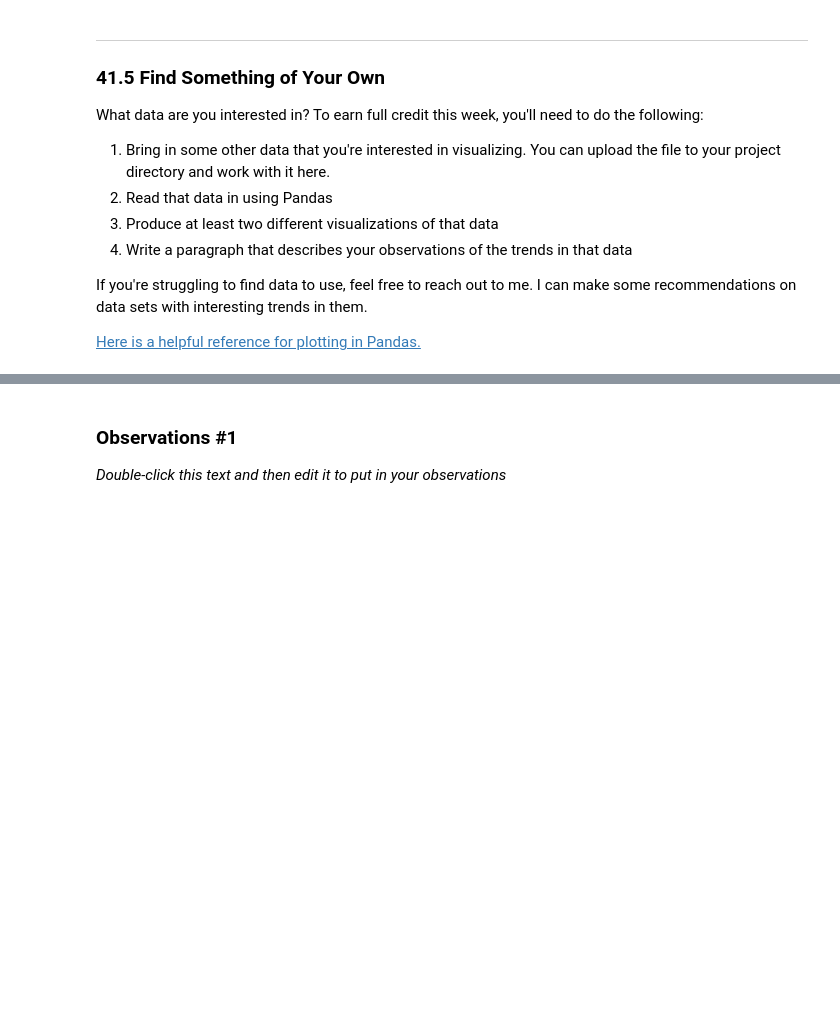
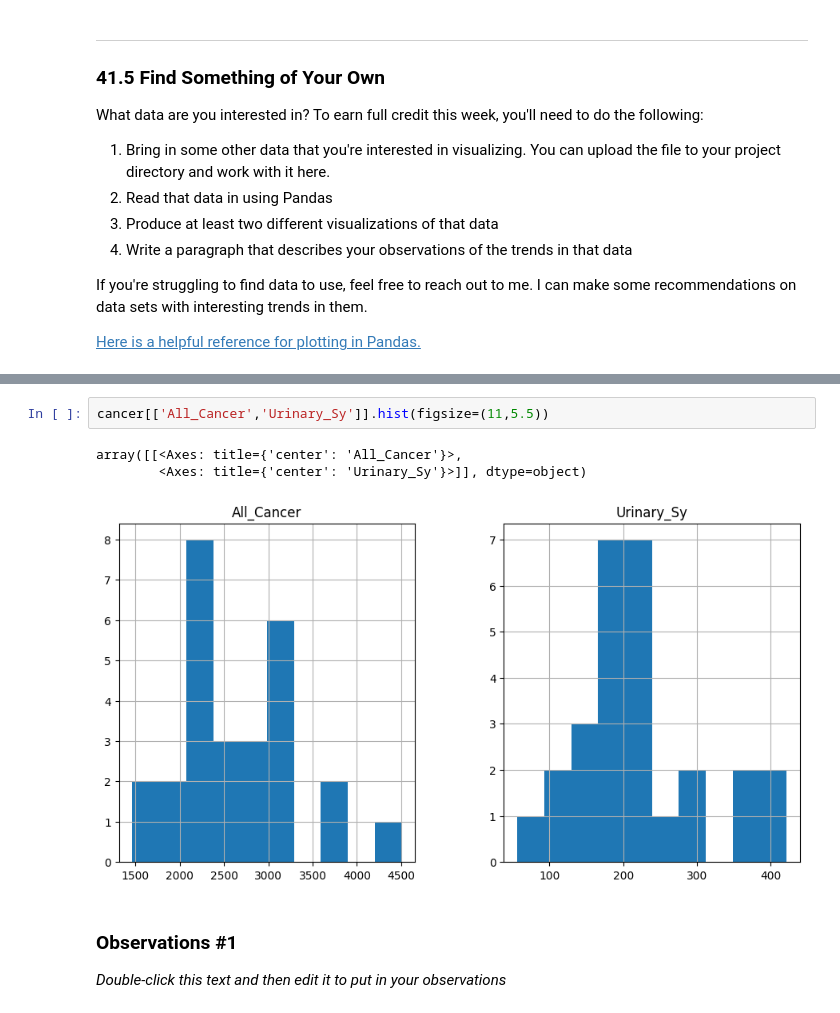
Before and after one commit to tannerunaveen4/hds5210-2023, a Jupyter notebook: week09/week09_assignment_2.ipynb, the cells around one changed output, grey strips where cells are left out. Saved outputs shown, nothing was run; the diff lists cells and outputs as text; blank space fills up the shorter version.

```diff
--- a/week09/week09_assignment_2.ipynb
+++ b/week09/week09_assignment_2.ipynb
@@ -234,3 +286,9 @@ If you're struggling to find data to use, feel free to reach out to me.  I can m
+# %%
+cancer[['All_Cancer','Urinary_Sy']].hist(figsize=(11,5.5))
+# %% [output]
+array([[<Axes: title={'center': 'All_Cancer'}>,
+        <Axes: title={'center': 'Urinary_Sy'}>]], dtype=object)
+[figure, added]
 # %% [markdown]
 ### Observations #1
 
```
Also changed, not shown: parts of 10 cells of this notebook.
